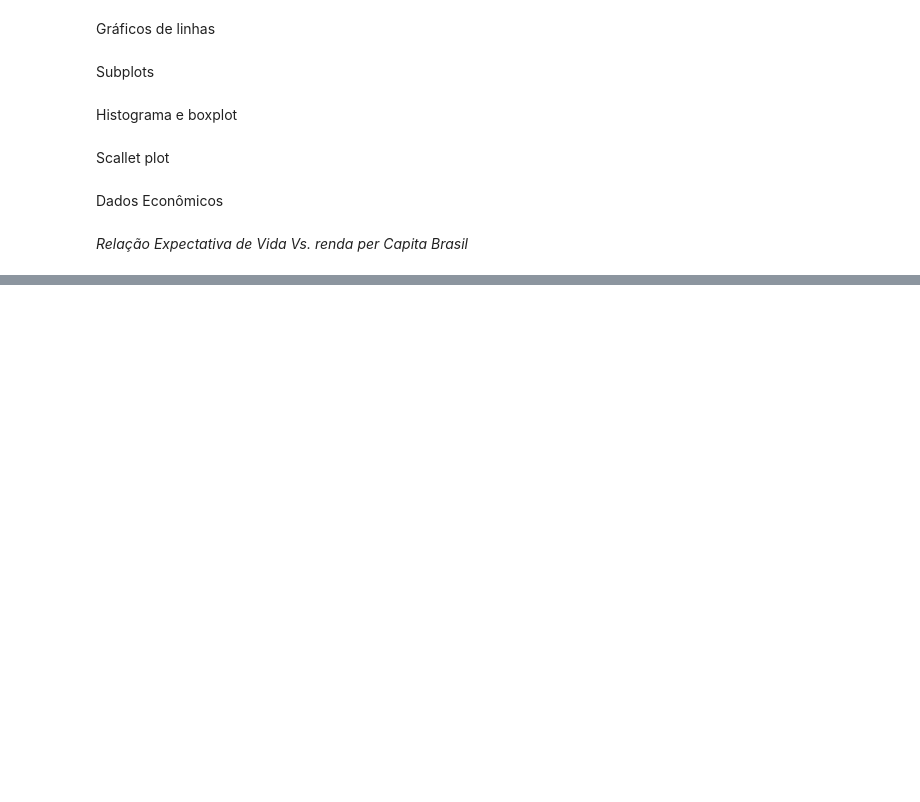
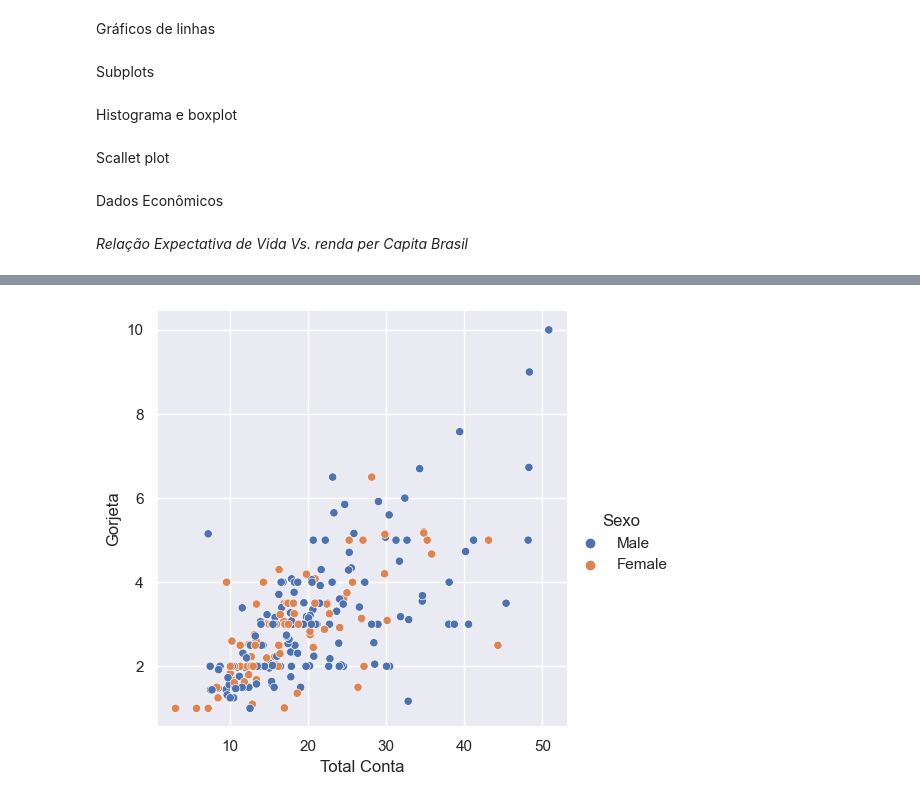
Before and after one commit to midnightrain-jv/analise-mercado-games-ps4, a Jupyter notebook: Matplotlib.ipynb, the cells around one changed output, grey strips where cells are left out. Drawn from its saved outputs; the diff is of its cells as text; code cells hidden in the pictures; blank space fills up the shorter version.

```diff
--- a/Matplotlib.ipynb
+++ b/Matplotlib.ipynb
@@ -183,0 +240,6 @@ plt.ylabel('Renda per capita');
+# %%
+# Gráfico relplot
+# Passando outro parâmetro como classe no gráfico
+sns.relplot(x='Total Conta', y='Gorjeta', data=Base_dados, hue='Sexo');
+# %% [output]
+[figure, added]
```
Also changed, not shown: parts of 21 cells of this notebook, 1 other file.
